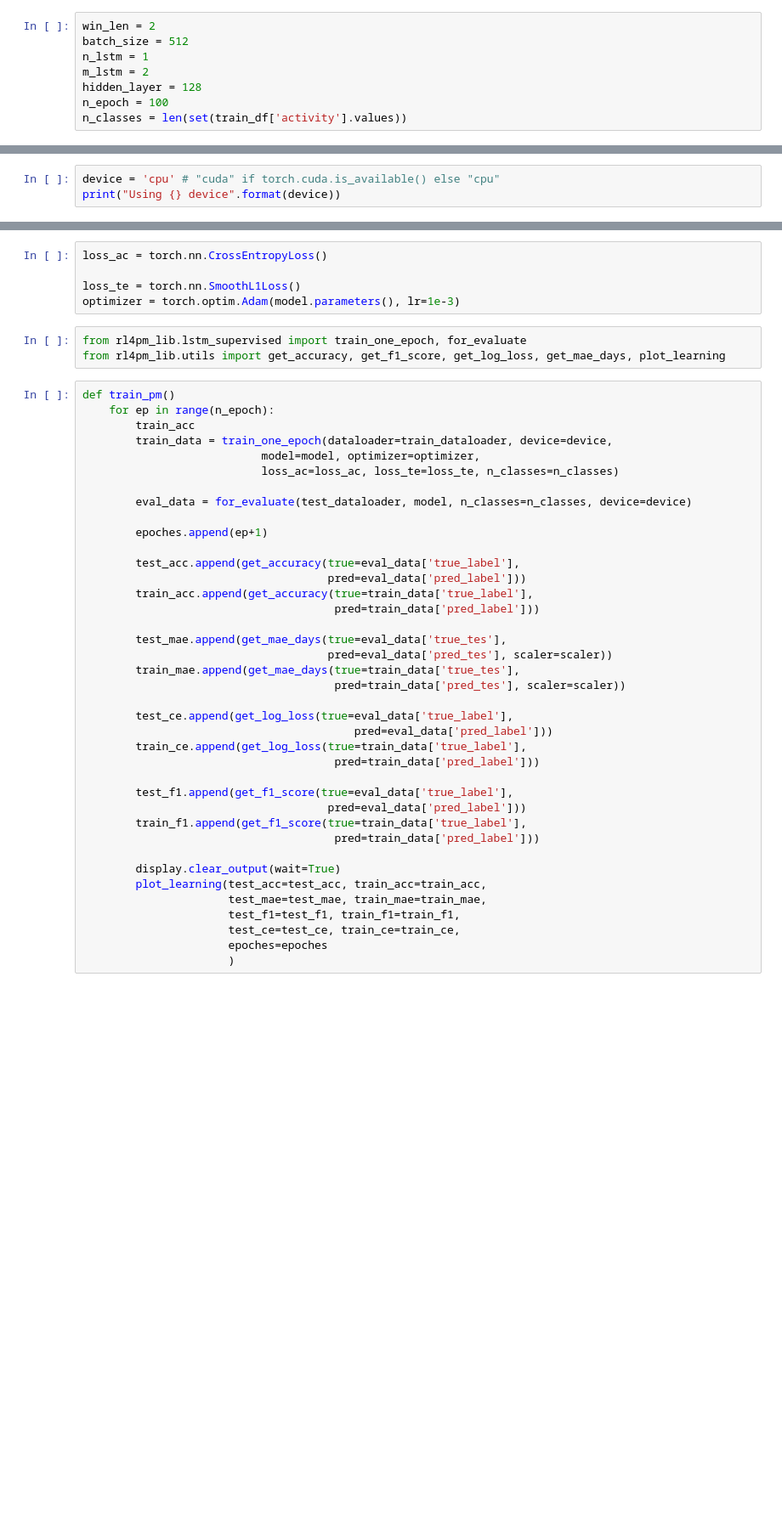
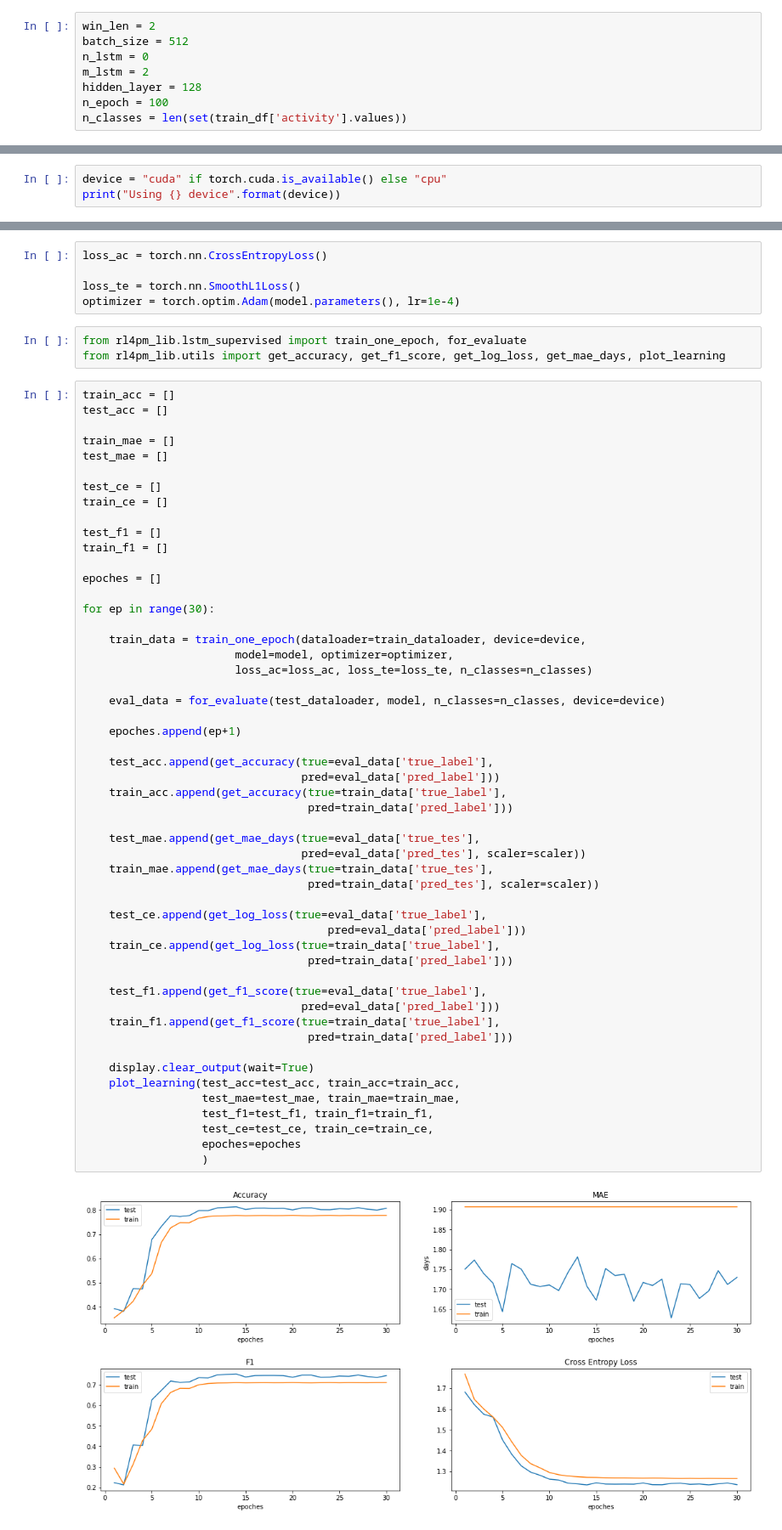
Before and after one commit to lemikhovalex/rl4pm, a Jupyter notebook: 03_LSTM.ipynb, the cells around one changed output, grey strips where cells are left out. Shown at 85% size. Drawn from its saved outputs; the diff is of its cells as text; blank space fills up the shorter version.

Commit message:
n lstm as it should be

```diff
--- a/03_LSTM.ipynb
+++ b/03_LSTM.ipynb
@@ -41,7 +41,7 @@ from rl4pm_lib.lstm_supervised import ProcessesDataset
 # %%
 win_len = 2
 batch_size = 512
-n_lstm = 1
+n_lstm = 0
 m_lstm = 2
 hidden_layer = 128
 n_epoch = 100
@@ -55,6 +55,6 @@ from torch.utils.data import DataLoader
 train_dataloader = DataLoader(train_ds, batch_size=batch_size, shuffle=True)
 test_dataloader = DataLoader(test_ds, batch_size=batch_size, shuffle=True)
 # %%
-device = 'cpu' # "cuda" if torch.cuda.is_available() else "cpu"
+device = "cuda" if torch.cuda.is_available() else "cpu"
 print("Using {} device".format(device))
 # %% [output]
@@ -134,46 +148,61 @@ model = Net(input_size=input_size, hidden_layer=hidden_layer, n_lstm=n_lstm,
 loss_ac = torch.nn.CrossEntropyLoss()
 
 loss_te = torch.nn.SmoothL1Loss()
-optimizer = torch.optim.Adam(model.parameters(), lr=1e-3)
+optimizer = torch.optim.Adam(model.parameters(), lr=1e-4)
 # %%
 from rl4pm_lib.lstm_supervised import train_one_epoch, for_evaluate
 from rl4pm_lib.utils import get_accuracy, get_f1_score, get_log_loss, get_mae_days, plot_learning
 # %%
-def train_pm()
-    for ep in range(n_epoch):
-        train_acc
-        train_data = train_one_epoch(dataloader=train_dataloader, device=device,
-                           model=model, optimizer=optimizer,
-                           loss_ac=loss_ac, loss_te=loss_te, n_classes=n_classes)
+train_acc = []
+test_acc = []
 
-        eval_data = for_evaluate(test_dataloader, model, n_classes=n_classes, device=device)
+train_mae = []
+test_mae = []
 
-        epoches.append(ep+1)
+test_ce = []
+train_ce = []
 
-        test_acc.append(get_accuracy(true=eval_data['true_label'],
+test_f1 = []
+train_f1 = []
+
+epoches = []
+
+for ep in range(30):
+
+    train_data = train_one_epoch(dataloader=train_dataloader, device=device,
+                       model=model, optimizer=optimizer,
+                       loss_ac=loss_ac, loss_te=loss_te, n_classes=n_classes)
+
+    eval_data = for_evaluate(test_dataloader, model, n_classes=n_classes, device=device)
+
+    epoches.append(ep+1)
+
+    test_acc.append(get_accuracy(true=eval_data['true_label'],
+                                 pred=eval_data['pred_label']))
+    train_acc.append(get_accuracy(true=train_data['true_label'],
+                                  pred=train_data['pred_label']))
+
+    test_mae.append(get_mae_days(true=eval_data['true_tes'],
+                                 pred=eval_data['pred_tes'], scaler=scaler))
+    train_mae.append(get_mae_days(true=train_data['true_tes'],
+                                  pred=train_data['pred_tes'], scaler=scaler))
+
+    test_ce.append(get_log_loss(true=eval_data['true_label'],
                                      pred=eval_data['pred_label']))
-        train_acc.append(get_accuracy(true=train_data['true_label'],
-                                      pred=train_data['pred_label']))
+    train_ce.append(get_log_loss(true=train_data['true_label'],
+                                  pred=train_data['pred_label']))
 
-        test_mae.append(get_mae_days(true=eval_data['true_tes'],
-                                     pred=eval_data['pred_tes'], scaler=scaler))
-        train_mae.append(get_mae_days(true=train_data['true_tes'],
-                                      pred=train_data['pred_tes'], scaler=scaler))
+    test_f1.append(get_f1_score(true=eval_data['true_label'],
+                                 pred=eval_data['pred_label']))
+    train_f1.append(get_f1_score(true=train_data['true_label'],
+                                  pred=train_data['pred_label']))
 
-        test_ce.append(get_log_loss(true=eval_data['true_label'],
-                                         pred=eval_data['pred_label']))
-        train_ce.append(get_log_loss(true=train_data['true_label'],
-                                      pred=train_data['pred_label']))
-
-        test_f1.append(get_f1_score(true=eval_data['true_label'],
-                                     pred=eval_data['pred_label']))
-        train_f1.append(get_f1_score(true=train_data['true_label'],
-                                      pred=train_data['pred_label']))
-
-        display.clear_output(wait=True)
-        plot_learning(test_acc=test_acc, train_acc=train_acc,
-                      test_mae=test_mae, train_mae=train_mae,
-                      test_f1=test_f1, train_f1=train_f1,
-                      test_ce=test_ce, train_ce=train_ce,
-                      epoches=epoches
-                      )
+    display.clear_output(wait=True)
+    plot_learning(test_acc=test_acc, train_acc=train_acc,
+                  test_mae=test_mae, train_mae=train_mae,
+                  test_f1=test_f1, train_f1=train_f1,
+                  test_ce=test_ce, train_ce=train_ce,
+                  epoches=epoches
+                  )
+# %% [output]
+[figure, added]
```
Also changed, not shown: parts of 4 cells of this notebook.
